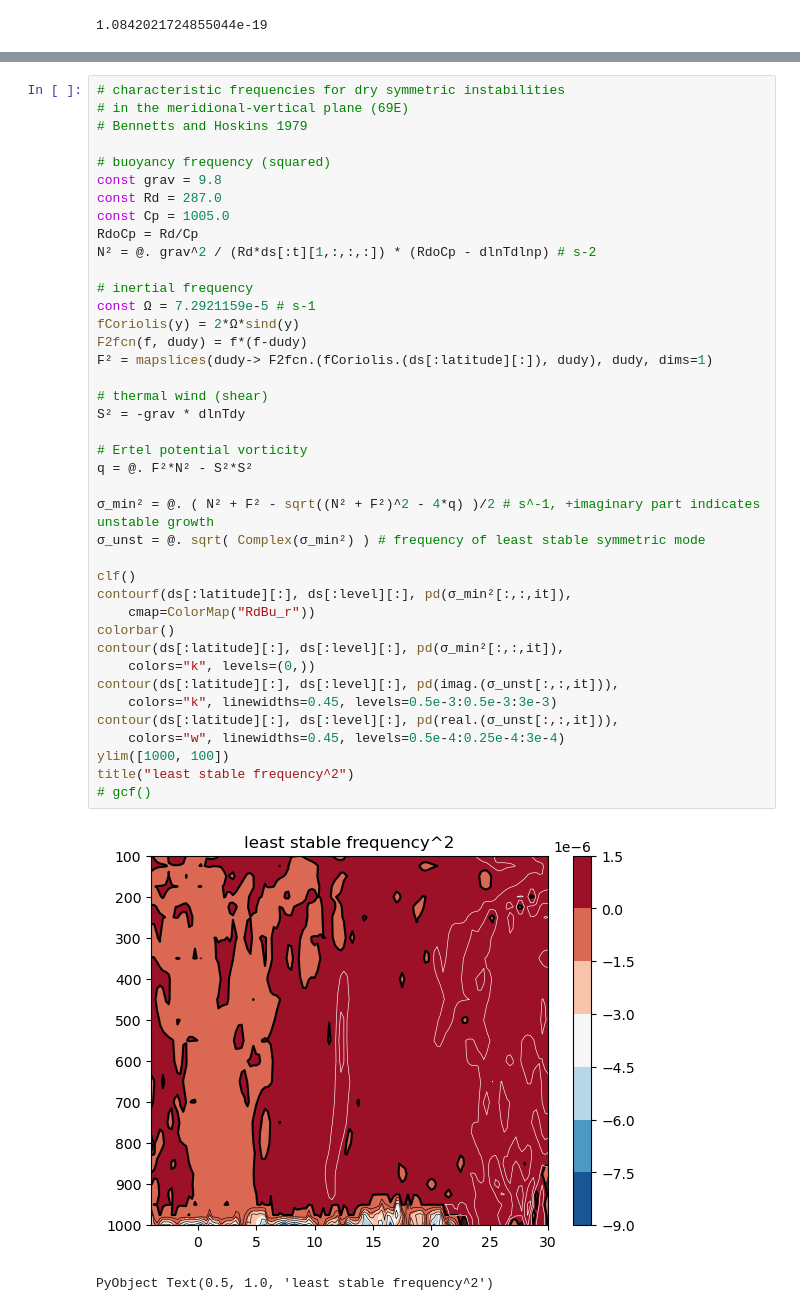
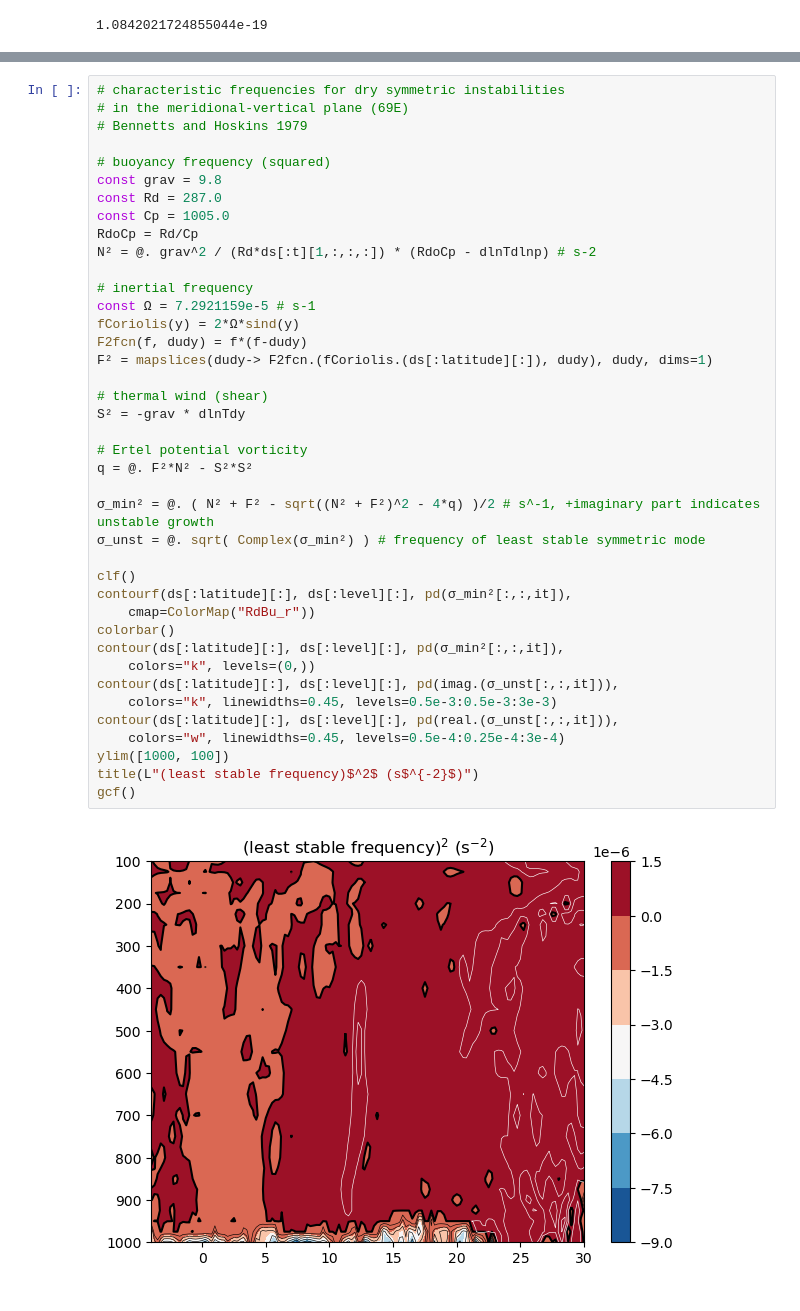
Before and after one commit to deszoeke/ASTRAL-era5, a Jupyter notebook: src/plot_69e.ipynb, the cells around one changed output, grey strips where cells are left out. Saved outputs shown, nothing was run; the diff lists cells and outputs as text.

```diff
--- a/src/plot_69e.ipynb
+++ b/src/plot_69e.ipynb
@@ -357,37 +351,36 @@ const Cp = 1005.0
 RdoCp = Rd/Cp
 N² = @. grav^2 / (Rd*ds[:t][1,:,:,:]) * (RdoCp - dlnTdlnp) # s-2
 
 # inertial frequency
 const Ω = 7.2921159e-5 # s-1
 fCoriolis(y) = 2*Ω*sind(y)
 F2fcn(f, dudy) = f*(f-dudy)
 F² = mapslices(dudy-> F2fcn.(fCoriolis.(ds[:latitude][:]), dudy), dudy, dims=1)
 
 # thermal wind (shear)
 S² = -grav * dlnTdy
 
 # Ertel potential vorticity
 q = @. F²*N² - S²*S²
 
 σ_min² = @. ( N² + F² - sqrt((N² + F²)^2 - 4*q) )/2 # s^-1, +imaginary part indicates unstable growth
 σ_unst = @. sqrt( Complex(σ_min²) ) # frequency of least stable symmetric mode
 
 clf()
 contourf(ds[:latitude][:], ds[:level][:], pd(σ_min²[:,:,it]),
     cmap=ColorMap("RdBu_r"))
 colorbar()
 contour(ds[:latitude][:], ds[:level][:], pd(σ_min²[:,:,it]),
     colors="k", levels=(0,))
 contour(ds[:latitude][:], ds[:level][:], pd(imag.(σ_unst[:,:,it])),
     colors="k", linewidths=0.45, levels=0.5e-3:0.5e-3:3e-3)
 contour(ds[:latitude][:], ds[:level][:], pd(real.(σ_unst[:,:,it])),
     colors="w", linewidths=0.45, levels=0.5e-4:0.25e-4:3e-4)
 ylim([1000, 100])
-title("least stable frequency^2")
-# gcf()
+title(L"(least stable frequency)$^2$ (s$^{-2}$)")
+gcf()
 # %% [output]
-[figure, old version]
+[figure, new version]
-PyObject Text(0.5, 1.0, 'least stable frequency^2')
 # %%
 1/.5e-3 / 60
 # 6-30 h instability growth time scale
```
Also changed, not shown: parts of 10 cells of this notebook.
